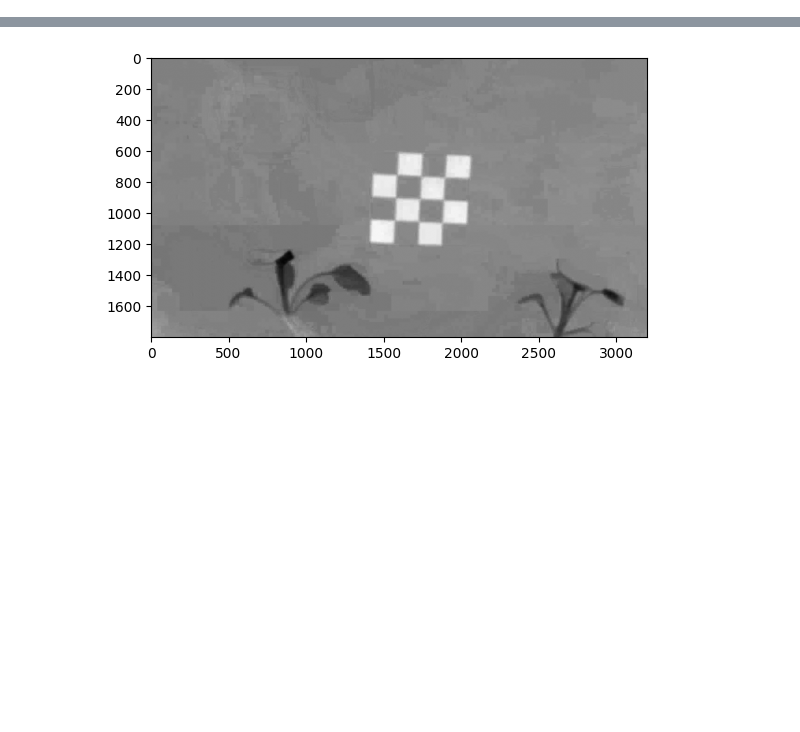
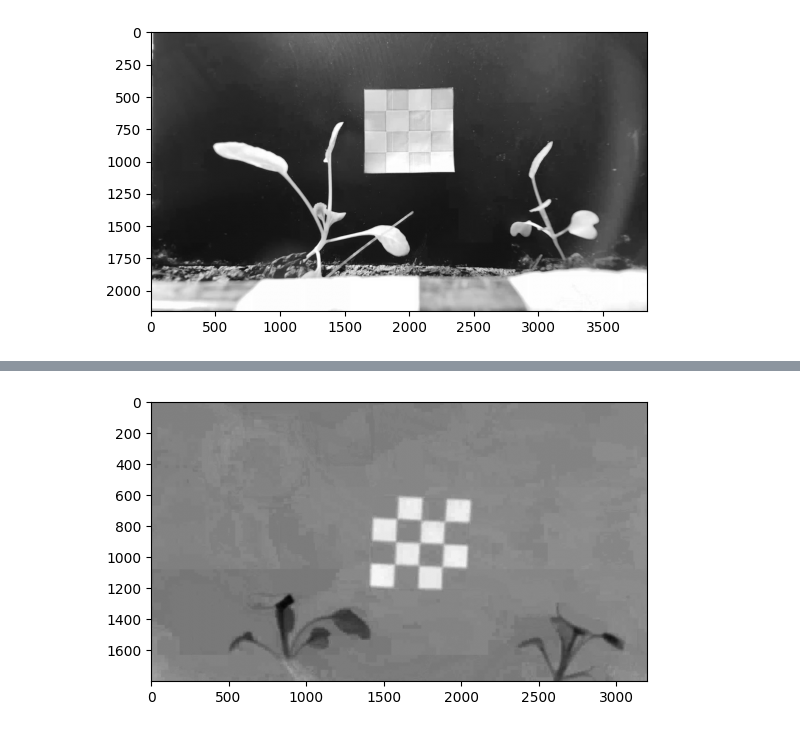
Before and after one commit to Pimmmvxg/Plant_analysis, a Jupyter notebook: notebooks/segmenting/side_view copy 2.ipynb, the cells around one changed output, grey strips where cells are left out. Cells and saved outputs as stored; diff of their text form; code cells hidden in the pictures; blank space fills up the shorter version.

```diff
--- a/notebooks/segmenting/side_view copy 2.ipynb
+++ b/notebooks/segmenting/side_view copy 2.ipynb
@@ -40,0 +41,4 @@ th = pcv.threshold.otsu(gray_img=gray, object_type='light')
+# %%
+v = pcv.rgb2gray_hsv(rgb_img=img, channel='v')
+# %% [output]
+[figure, added]
```
Also changed, not shown: parts of 7 cells of this notebook, 10 other files.
